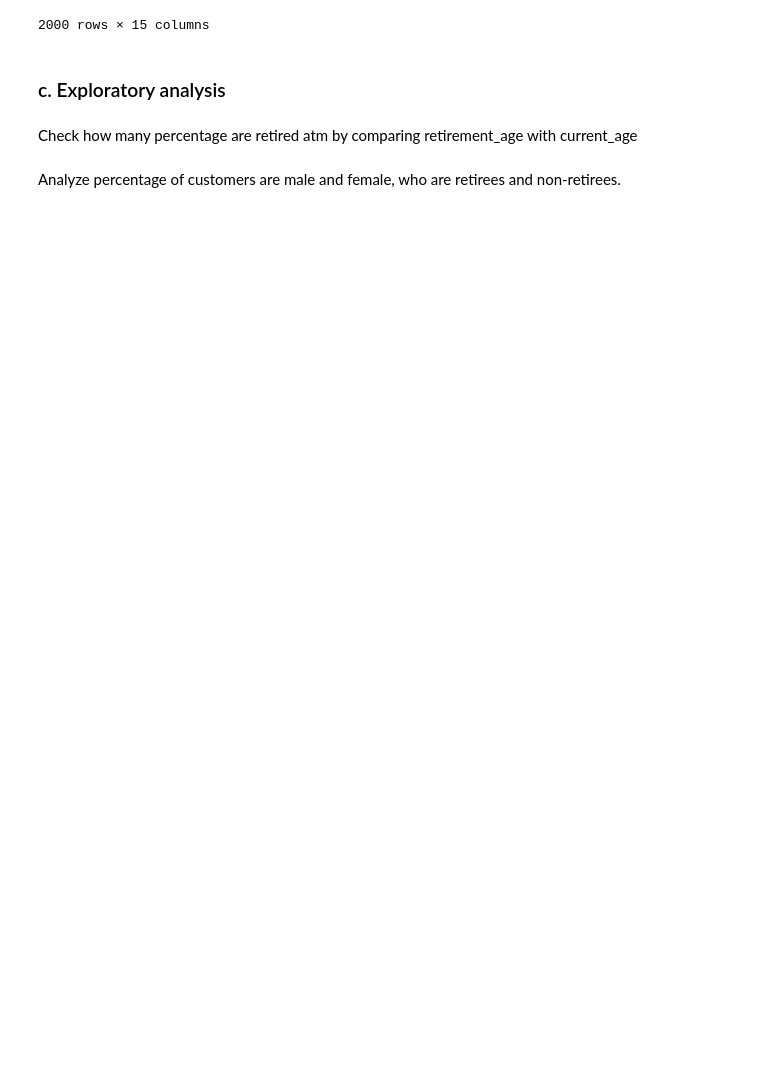
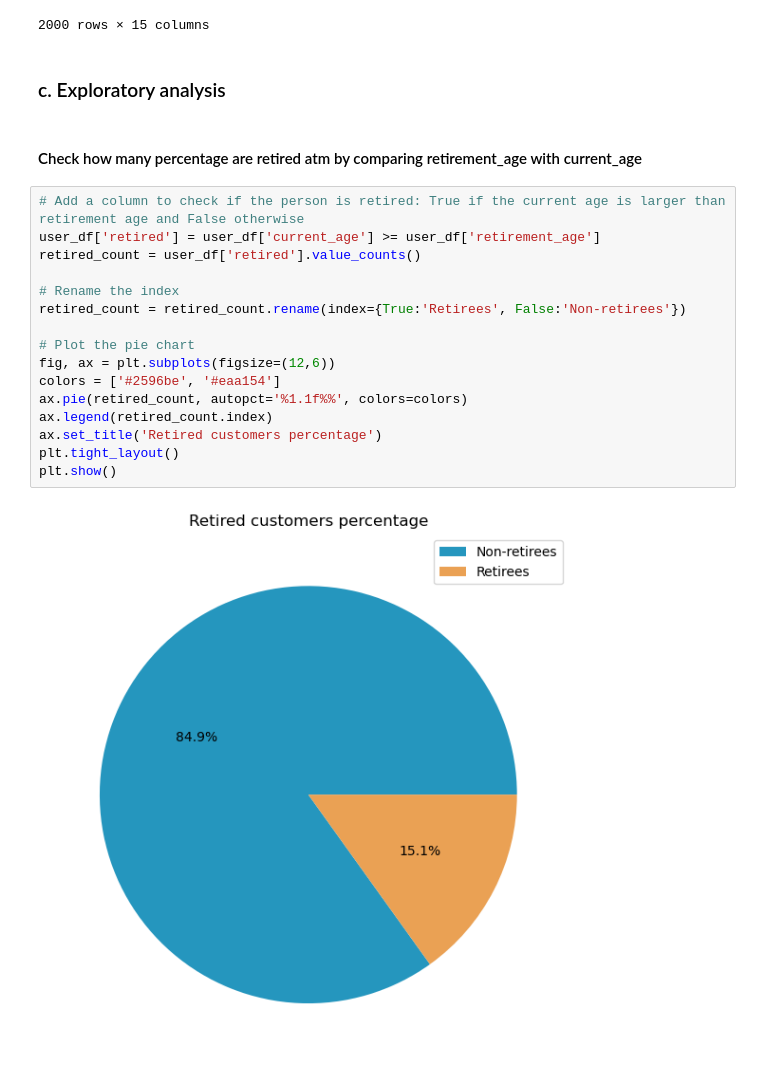
Before and after one commit to TrangPham93/data_analysis_project, a Jupyter notebook: financials_transactions/financial_data.ipynb, the cells around one changed output. Cells and saved outputs as stored; diff of their text form; blank space fills up the shorter version.

Commit message:
analyze user_df

```diff
--- a/financials_transactions/financial_data.ipynb
+++ b/financials_transactions/financial_data.ipynb
@@ -1020,6 +1020,22 @@ memory usage: 234.5+ KB
 # %% [markdown]
 ### c. Exploratory analysis
 # %% [markdown]
-Check how many percentage are retired atm by comparing retirement_age with current_age
+#### Check how many percentage are retired atm by comparing retirement_age with current_age
-# %% [markdown]
-Analyze percentage of customers are male and female, who are retirees and non-retirees.
+# %%
+# Add a column to check if the person is retired: True if the current age is larger than retirement age and False otherwise
+user_df['retired'] = user_df['current_age'] >= user_df['retirement_age']
+retired_count = user_df['retired'].value_counts()
+
+# Rename the index
+retired_count = retired_count.rename(index={True:'Retirees', False:'Non-retirees'})
+
+# Plot the pie chart
+fig, ax = plt.subplots(figsize=(12,6))
+colors = ['#2596be', '#eaa154']
+ax.pie(retired_count, autopct='%1.1f%%', colors=colors)
+ax.legend(retired_count.index)
+ax.set_title('Retired customers percentage')
+plt.tight_layout()
+plt.show()
+# %% [output]
+[figure, added]
```
Also changed, not shown: parts of 35 cells of this notebook.
